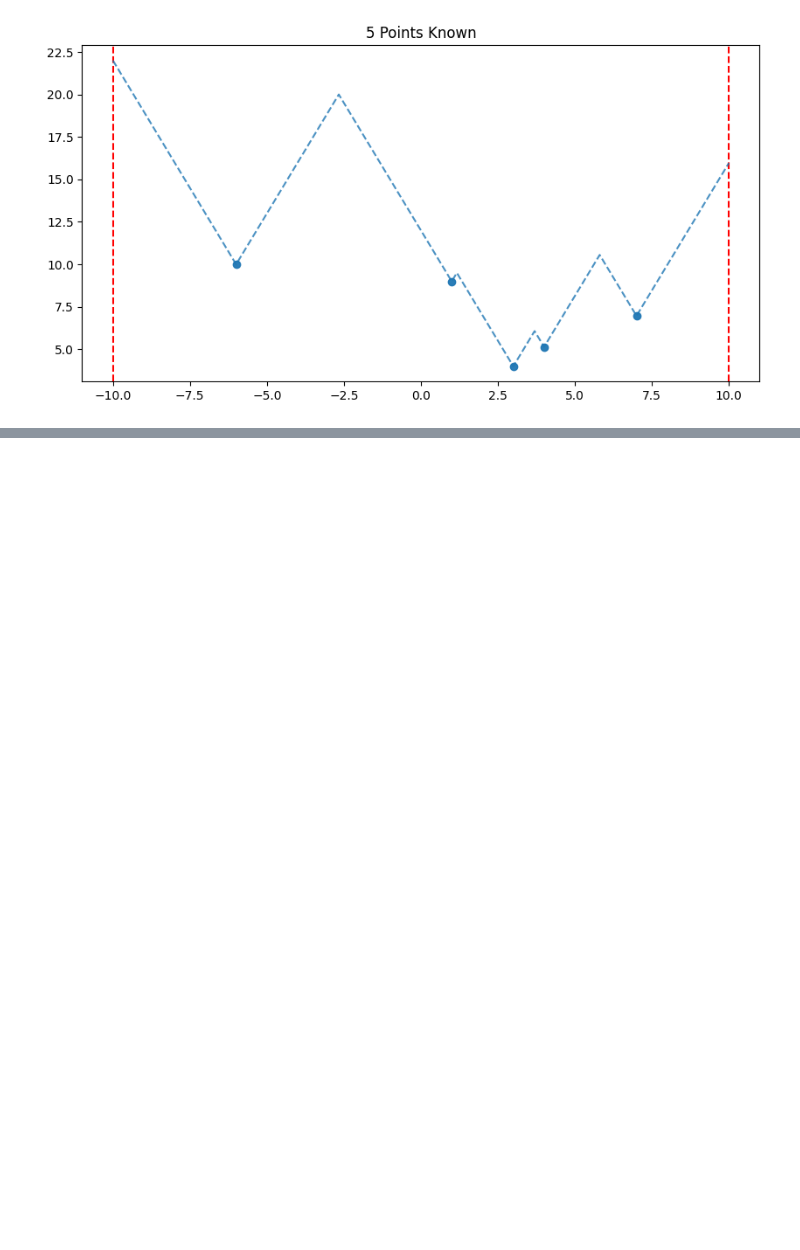
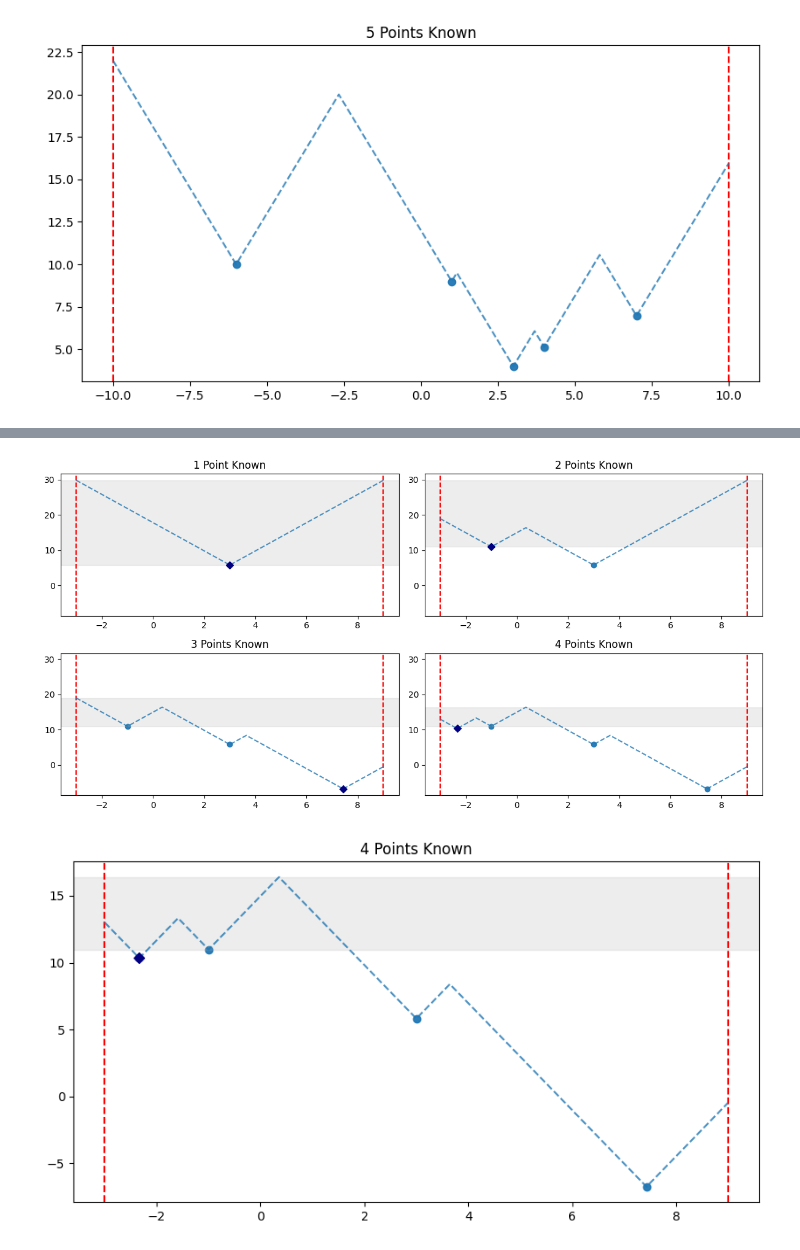
Before and after one commit to DevinGent/locating-maxima, a Jupyter notebook: tutorial.ipynb, the cells around one changed output, grey strips where cells are left out. Drawn from its saved outputs; the diff is of its cells as text; code cells hidden in the pictures; blank space fills up the shorter version.

```diff
--- a/tutorial.ipynb
+++ b/tutorial.ipynb
@@ -155,0 +158,7 @@ The three main ways to display results are as:
+# %%
+# First we create an example approximator
+graphing_example=ApproximateMaxima([-3,9],4)
+graphing_example.add_n_points(8,function_type='random')
+
+# Now we can use the following method to get a list of known points.
+graphing_example.get_known_pairs()
@@ -155,0 +176,6 @@ The three main ways to display results are as:
+# %%
+# Each approximator has a pandas dataframe associated with it to track the improvement of each approximation.
+# Note that when multiple points are added simultaneously (as opposed to adaptively) only one new row is added to the dataframe.
+
+graphing_example.add_n_points(3,'optimal',False)
+graphing_example.results_df
@@ -155,0 +200,7 @@ The three main ways to display results are as:
+# %%
+# We will display the first 4 graphs and include a shaded region to highlight the accuracy of each prediction
+# (the narrower the region, the better the prediction).
+graphing_example.display_graphs(4,first=True,display_region=True)
+# %% [output]
+[figure, added]
+[figure, added]
```
Also changed, not shown: parts of 23 cells of this notebook, 2 other files.
